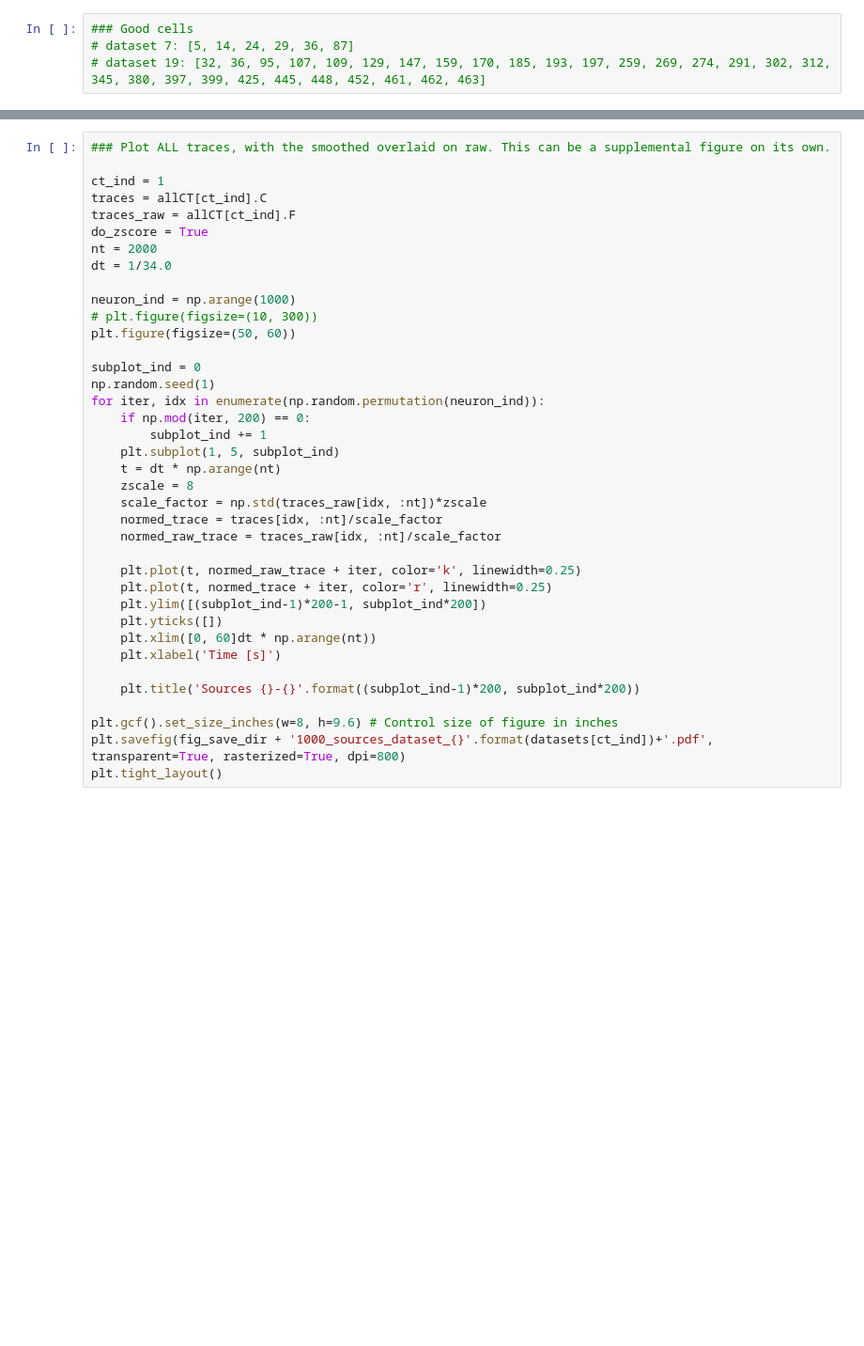
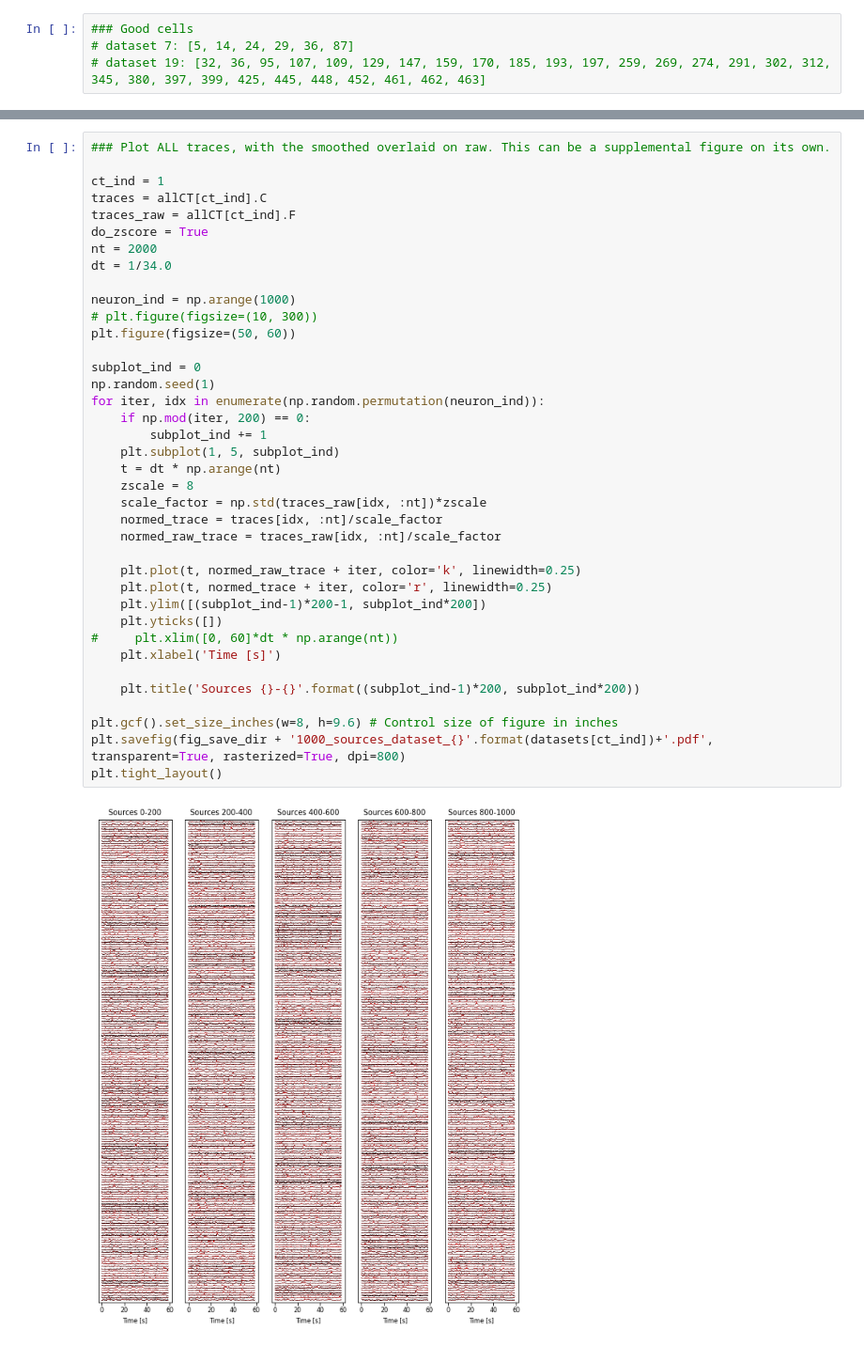
Before and after one commit to deisseroth-lab/cosmos-tools, a Jupyter notebook: ipynb/primary_notebooks/fig_trace_summary.ipynb, the cells around one changed output, grey strips where cells are left out. Shown at 94% size. Drawn from its saved outputs; the diff is of its cells as text; blank space fills up the shorter version.

```diff
--- a/ipynb/primary_notebooks/fig_trace_summary.ipynb
+++ b/ipynb/primary_notebooks/fig_trace_summary.ipynb
@@ -629,31 +647,33 @@ do_zscore = True
 nt = 2000
 dt = 1/34.0
 
 neuron_ind = np.arange(1000)
 # plt.figure(figsize=(10, 300))
 plt.figure(figsize=(50, 60))
 
 subplot_ind = 0
 np.random.seed(1)
 for iter, idx in enumerate(np.random.permutation(neuron_ind)):
     if np.mod(iter, 200) == 0:
         subplot_ind += 1
     plt.subplot(1, 5, subplot_ind)
     t = dt * np.arange(nt)
     zscale = 8
     scale_factor = np.std(traces_raw[idx, :nt])*zscale
     normed_trace = traces[idx, :nt]/scale_factor
     normed_raw_trace = traces_raw[idx, :nt]/scale_factor
 
     plt.plot(t, normed_raw_trace + iter, color='k', linewidth=0.25)
     plt.plot(t, normed_trace + iter, color='r', linewidth=0.25)
     plt.ylim([(subplot_ind-1)*200-1, subplot_ind*200])
     plt.yticks([])
-    plt.xlim([0, 60]dt * np.arange(nt))
+#     plt.xlim([0, 60]*dt * np.arange(nt))
     plt.xlabel('Time [s]')
 
     plt.title('Sources {}-{}'.format((subplot_ind-1)*200, subplot_ind*200))
 
 plt.gcf().set_size_inches(w=8, h=9.6) # Control size of figure in inches
 plt.savefig(fig_save_dir + '1000_sources_dataset_{}'.format(datasets[ct_ind])+'.pdf', transparent=True, rasterized=True, dpi=800)
 plt.tight_layout()
+# %% [output]
+[figure, added]
```
Also changed, not shown: parts of 13 cells of this notebook, 3 other files.
